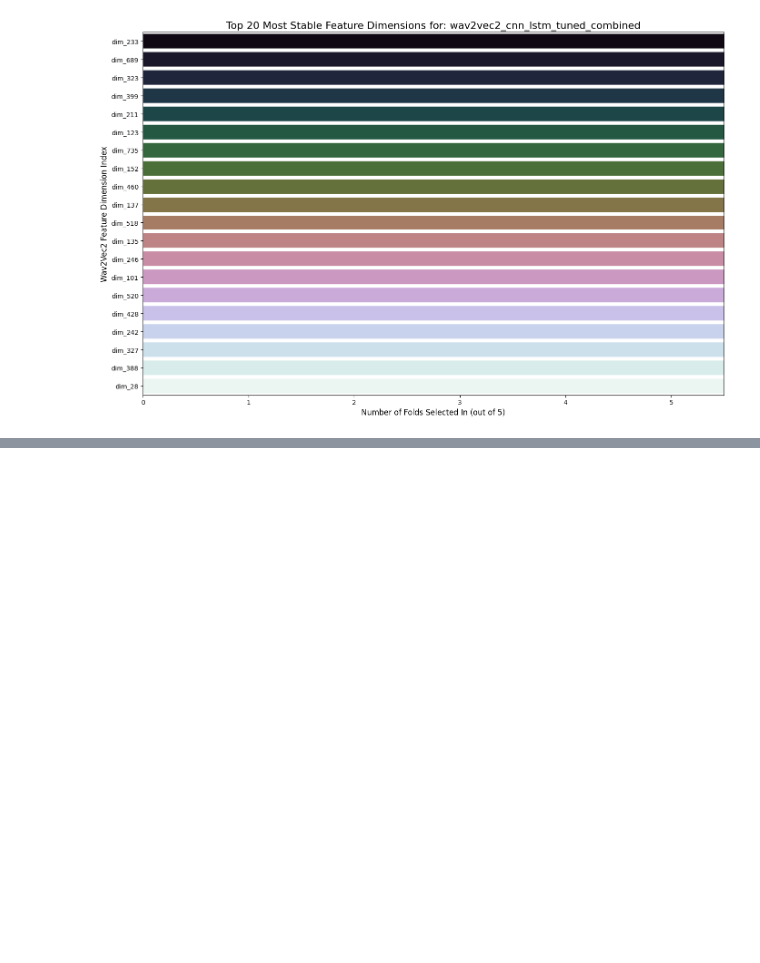
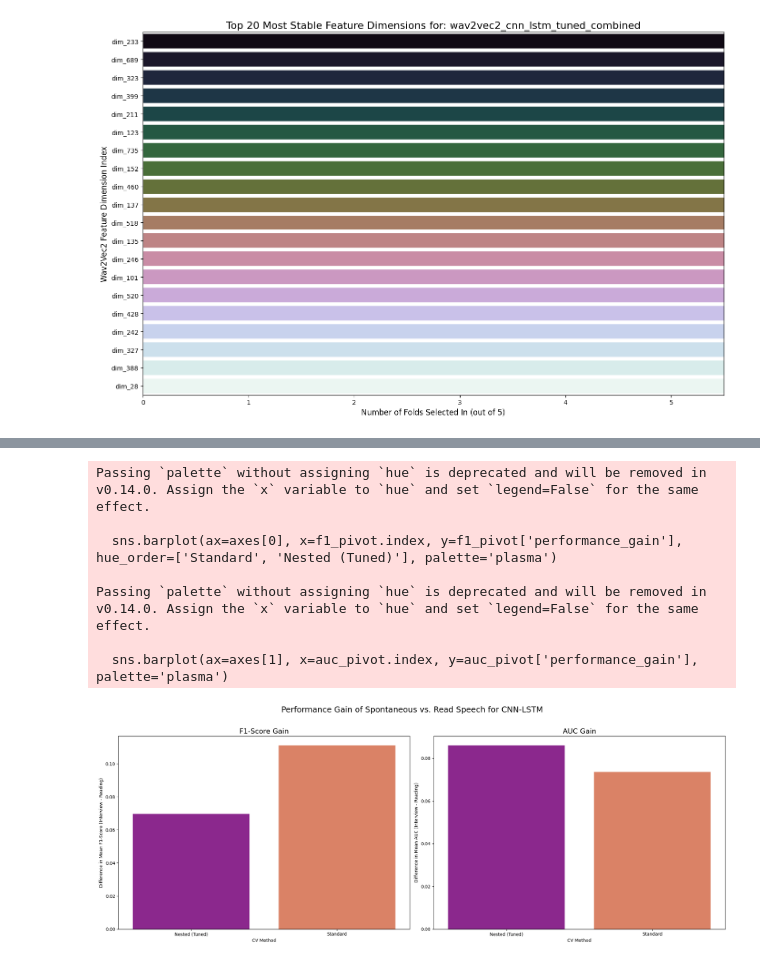
Before and after one commit to ayushpradhan-dev/robust-speech-analysis-framework, a Jupyter notebook: notebooks/04_cnn_lstm_experiment.ipynb, the cells around one changed output, grey strips where cells are left out. Saved outputs shown, nothing was run; the diff lists cells and outputs as text; code cells hidden in the pictures; blank space fills up the shorter version.

```diff
--- a/notebooks/04_cnn_lstm_experiment.ipynb
+++ b/notebooks/04_cnn_lstm_experiment.ipynb
@@ -689,0 +851,49 @@ Passing `palette` without assigning `hue` is deprecated and will be removed in v
+# %%
+# Performance Gain of Spontaneous vs. Read Speech for CNN-LSTM
+
+# Filter the DL summary DataFrame to exclude 'combined' results
+# 'dl_summary_df' DataFrame exists from previous cells
+task_comparison_df = dl_summary_df[~dl_summary_df['Data Type'].isin(['Combined'])].copy()
+
+# Create the Figure and Subplots
+fig, axes = plt.subplots(1, 2, figsize=(20, 8))
+fig.suptitle('Performance Gain of Spontaneous vs. Read Speech for CNN-LSTM', fontsize=18)
+
+# - Plot for F1-Score
+# Pivot the data to get Reading and Interview scores on the same row for each CV method
+f1_pivot = task_comparison_df.pivot_table(index='CV Method', columns='Data Type', values='Mean F1-Score')
+# Calculate the performance gain
+f1_pivot['performance_gain'] = f1_pivot['Interview'] - f1_pivot['Reading']
+
+# Create the bar plot on the first axis
+sns.barplot(ax=axes[0], x=f1_pivot.index, y=f1_pivot['performance_gain'], hue_order=['Standard', 'Nested (Tuned)'], palette='plasma')
+axes[0].set_title('F1-Score Gain', fontsize=16)
+axes[0].set_ylabel('Difference in Mean F1-Score (Interview - Reading)')
+axes[0].set_xlabel('CV Method')
+axes[0].axhline(0, color='black', lw=1.0)
+
+# - Plot for AUC
+# Pivot the data for AUC scores
+auc_pivot = task_comparison_df.pivot_table(index='CV Method', columns='Data Type', values='Mean AUC')
+# Calculate the performance gain for AUC
+auc_pivot['performance_gain'] = auc_pivot['Interview'] - auc_pivot['Reading']
+
+# Create the bar plot on the second axis
+sns.barplot(ax=axes[1], x=auc_pivot.index, y=auc_pivot['performance_gain'], palette='plasma')
+axes[1].set_title('AUC Gain', fontsize=16)
+axes[1].set_ylabel('Difference in Mean AUC (Interview - Reading)')
+axes[1].set_xlabel('CV Method')
+axes[1].axhline(0, color='black', lw=1.0)
+
+# Show Plot
+plt.tight_layout(rect=[0, 0.03, 1, 0.96])
+plt.show()
+# %% [output]
+Passing `palette` without assigning `hue` is deprecated and will be removed in v0.14.0. Assign the `x` variable to `hue` and set `legend=False` for the same effect.
+
+  sns.barplot(ax=axes[0], x=f1_pivot.index, y=f1_pivot['performance_gain'], hue_order=['Standard', 'Nested (Tuned)'], palette='plasma')
+
+Passing `palette` without assigning `hue` is deprecated and will be removed in v0.14.0. Assign the `x` variable to `hue` and set `legend=False` for the same effect.
+
+  sns.barplot(ax=axes[1], x=auc_pivot.index, y=auc_pivot['performance_gain'], palette='plasma')
+[figure, added]
```
Also changed, not shown: parts of 13 cells of this notebook, 1 other file.
